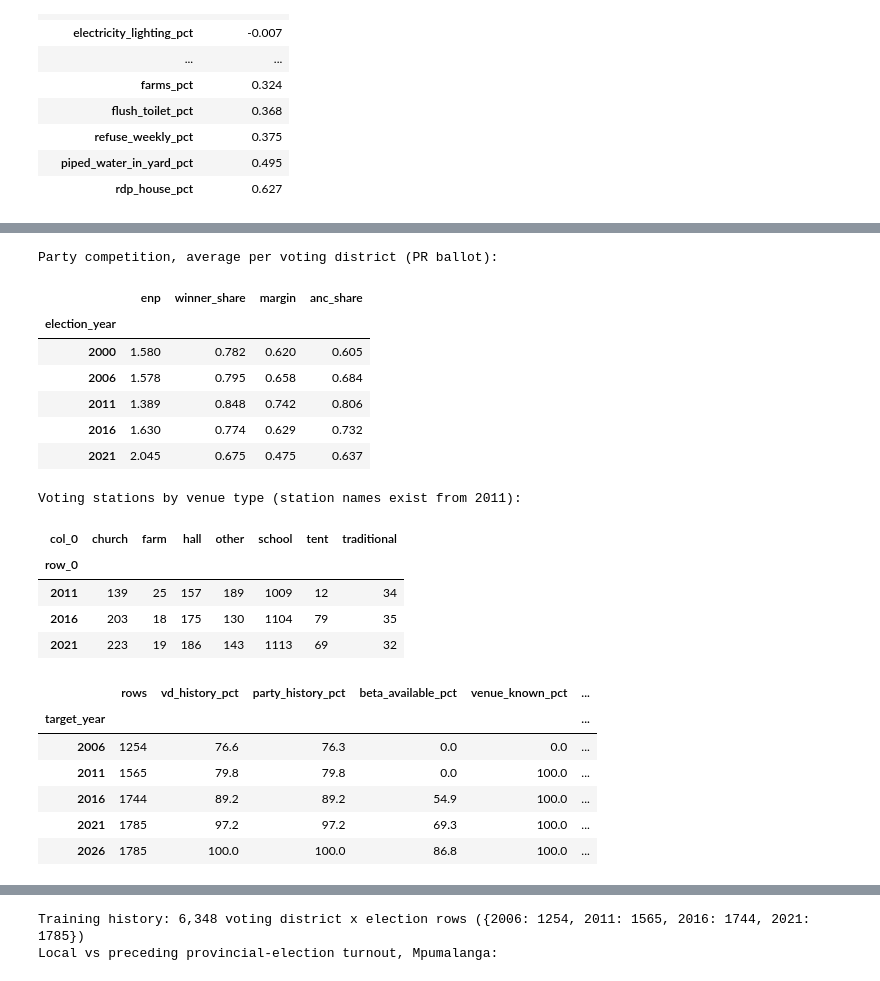
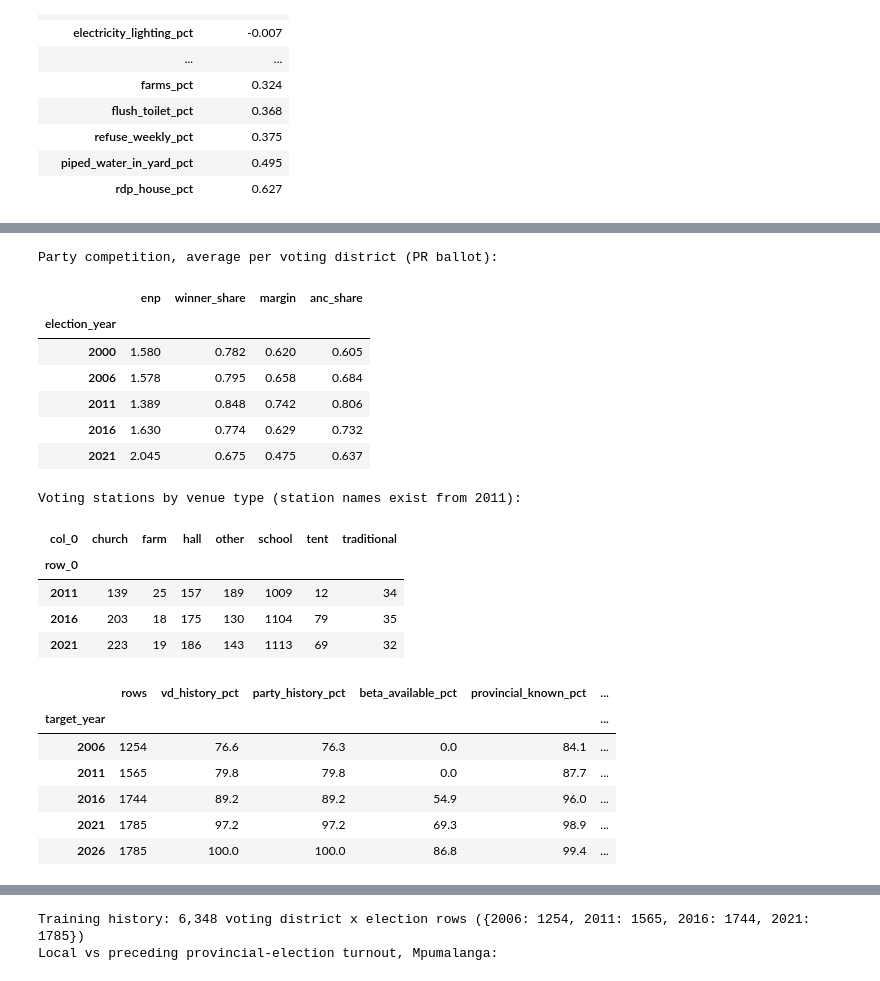
Before and after one commit to jaydenmanca/DIRISA_PROJECT, a Jupyter notebook: model.ipynb, the cells around one changed output, grey strips where cells are left out. Cells and saved outputs as stored; diff of their text form; code cells hidden in the pictures.

```diff
--- a/model.ipynb
+++ b/model.ipynb
@@ -151,6 +152,12 @@ SOURCES = {
     'lge_2021_mp':              DATASETS_DIR / 'iec_results' / 'local_elections' / 'MP_LGE_2021.csv',
     'iec_official_turnout_dir': DATASETS_DIR / 'iec_results' / 'official_turnout_reports',              # official MP turnout reports (checks)
     'npe_turnout_mp':           DATASETS_DIR / 'iec_results' / 'provincial_elections' / 'Mpumalanga_Voter_Turnout_2004-2024.csv',
+    # provincial-election results for every voting district (IEC 'Downloadable report data', as downloaded)
+    'npe_vd_2004':              DATASETS_DIR / 'iec_results' / 'provincial_elections' / 'district_results' / 'NPE_2004.zip',
+    'npe_vd_2009':              DATASETS_DIR / 'iec_results' / 'provincial_elections' / 'district_results' / 'NPE_2009.zip',
+    'npe_vd_2014':              DATASETS_DIR / 'iec_results' / 'provincial_elections' / 'district_results' / 'NPE_2014.zip',
+    'npe_vd_2019':              DATASETS_DIR / 'iec_results' / 'provincial_elections' / 'district_results' / 'NPE_2019_Provincial.zip',
+    'npe_vd_2024':              DATASETS_DIR / 'iec_results' / 'provincial_elections' / 'district_results' / 'NPE_2024_Provincial.zip',
     # registration
     'voters_2026_report':       DATASETS_DIR / 'iec_registration' / '2026 Registered voters.xlsx',
     'youth_registration_2026':  DATASETS_DIR / 'iec_registration' / 'youth_registration_variables_national.csv',  # IEC dashboard; MP selected in Stage 3
@@ -797,20 +909,22 @@ Provincial-election turnout per municipality (2021 boundaries):
 # %%
 # =====================================================================================
-# 2.9 Save Stage 2 outputs
+# 2.10 Save Stage 2 outputs
 # -------------------------------------------------------------------------------------
 # SAVES: derived/election_vd_panel.parquet  (voting district x election x ballot, Mpumalanga)
 #        derived/vd_to_2021_municipality_map.csv
 #        derived/municipality_election_panel_2021_boundaries.csv
 #        derived/reconciliation_mp_official_turnout.csv
 #        derived/npe_turnout_municipality.csv (provincial elections, 2021 boundaries)
+#        derived/npe_turnout_voting_district.csv (provincial elections, Mpumalanga districts)
 # =====================================================================================
 vd_panel.to_parquet(DERIVED_DIR / 'election_vd_panel.parquet', index=False)
 vd_year_mp.to_csv(DERIVED_DIR / 'vd_to_2021_municipality_map.csv', index=False)
 muni_panel.to_csv(DERIVED_DIR / 'municipality_election_panel_2021_boundaries.csv', index=False)
 recon_mp.drop(columns='_merge').to_csv(DERIVED_DIR / 'reconciliation_mp_official_turnout.csv', index=False)
 npe_muni.round(3).to_csv(DERIVED_DIR / 'npe_turnout_municipality.csv')
+npe_vd_mp.round(3).to_csv(DERIVED_DIR / 'npe_turnout_voting_district.csv', index=False)
 for f in ['election_vd_panel.parquet', 'vd_to_2021_municipality_map.csv', 'municipality_election_panel_2021_boundaries.csv',
-          'reconciliation_mp_official_turnout.csv', 'npe_turnout_municipality.csv']:
+          'reconciliation_mp_official_turnout.csv', 'npe_turnout_municipality.csv', 'npe_turnout_voting_district.csv']:
     print(f'{f:52s} {(DERIVED_DIR / f).stat().st_size:>12,} bytes')
 print('Stage 2 complete.')
 # %% [output]
@@ -1575,6 +1691,10 @@ The youth share of the roll exists only for 2026, so it is **not** a model featu
 #          vd_beta              = SWING SENSITIVITY: how strongly the district's turnout has
 #                                 followed Mpumalanga's in past elections (needs 3+ elections)
 #          vd_rel_volatility    = how much the district's local position has jumped around
+#          vd_npe_rel           = the district's position against Mpumalanga at the most recent
+#                                 PROVINCIAL election before the target (2024 for 2026: the freshest
+#                                 turnout signal); vd_npe_minus_local = that minus its last
+#                                 local-election position (is the place changing?)
 #          vd_venue_...         = VENUE of the voting station, read from its name (tent, farm,
 #                                 traditional authority, church, school, hall). The Census only
 #                                 reaches municipalities; the station list reaches every district.
@@ -1726,6 +1846,9 @@ for t in TARGETS:
     base['venue_type'] = vd.map(venue_wide[station_year]) if station_year in venue_wide.columns else np.nan
     for venue_type in VENUE_PATTERNS:
         base[f'vd_venue_{venue_type}'] = (base['venue_type'] == venue_type).astype(float).where(base['venue_type'].notna())
+    npe_year = max([y for y in NPE_VD_PROVINCE.index if y < t], default=None)   # provincial election BEFORE t
+    base['vd_npe_rel'] = (vd.map(npe_vd_wide[npe_year]) - NPE_VD_PROVINCE[npe_year]) if npe_year else np.nan
+    base['vd_npe_minus_local'] = base['vd_npe_rel'] - base['vd_rel_lag1']
     base['years_since_previous'] = t - p1
     last, avg3 = audit_features(t)
     base['muni_audit_score_last'] = mu.map(last)
@@ -1742,41 +1865,42 @@ for t in TARGETS:
     rows.append(base)
 features_vd = pd.concat(rows, ignore_index=True)
 
 census_features = census_muni[context_cols].add_prefix('c22_')
 features_vd = features_vd.merge(census_features, left_on='municipality_code_2021', right_index=True, how='left')
 
 summary = features_vd.groupby('target_year').agg(rows=('voting_district', 'size'),
                                                  vd_history_pct=('vd_history_available', 'mean'),
                                                  party_history_pct=('vd_enp_lag1', lambda s: s.notna().mean()),
                                                  beta_available_pct=('vd_beta', lambda s: s.notna().mean()),
+                                                 provincial_known_pct=('vd_npe_rel', lambda s: s.notna().mean()),
                                                  venue_known_pct=('venue_type', lambda s: s.notna().mean()),
                                                  audit_available_pct=('muni_audit_score_last', lambda s: s.notna().mean()),
                                                  target_available=('turnout_pct', lambda s: s.notna().mean()))
-pct_cols = ['vd_history_pct', 'party_history_pct', 'beta_available_pct', 'venue_known_pct', 'audit_available_pct']
+pct_cols = ['vd_history_pct', 'party_history_pct', 'beta_available_pct', 'provincial_known_pct', 'venue_known_pct', 'audit_available_pct']
 summary[pct_cols] = (100 * summary[pct_cols]).round(1)
 display(summary)
 # %% [output]
 Party competition, average per voting district (PR ballot):
 |  | enp | winner_share | margin | anc_share |
 | election_year |  |  |  |  |
 | 2000 | 1.580 | 0.782 | 0.620 | 0.605 |
 | 2006 | 1.578 | 0.795 | 0.658 | 0.684 |
 | 2011 | 1.389 | 0.848 | 0.742 | 0.806 |
 | 2016 | 1.630 | 0.774 | 0.629 | 0.732 |
 | 2021 | 2.045 | 0.675 | 0.475 | 0.637 |
 Voting stations by venue type (station names exist from 2011):
 | col_0 | church | farm | hall | other | school | tent | traditional |
 | row_0 |  |  |  |  |  |  |  |
 | 2011 | 139 | 25 | 157 | 189 | 1009 | 12 | 34 |
 | 2016 | 203 | 18 | 175 | 130 | 1104 | 79 | 35 |
 | 2021 | 223 | 19 | 186 | 143 | 1113 | 69 | 32 |
-|  | rows | vd_history_pct | party_history_pct | beta_available_pct | venue_known_pct | ... |
+|  | rows | vd_history_pct | party_history_pct | beta_available_pct | provincial_known_pct | ... |
 | target_year |  |  |  |  |  | ... |
-| 2006 | 1254 | 76.6 | 76.3 | 0.0 | 0.0 | ... |
-| 2011 | 1565 | 79.8 | 79.8 | 0.0 | 100.0 | ... |
-| 2016 | 1744 | 89.2 | 89.2 | 54.9 | 100.0 | ... |
-| 2021 | 1785 | 97.2 | 97.2 | 69.3 | 100.0 | ... |
-| 2026 | 1785 | 100.0 | 100.0 | 86.8 | 100.0 | ... |
+| 2006 | 1254 | 76.6 | 76.3 | 0.0 | 84.1 | ... |
+| 2011 | 1565 | 79.8 | 79.8 | 0.0 | 87.7 | ... |
+| 2016 | 1744 | 89.2 | 89.2 | 54.9 | 96.0 | ... |
+| 2021 | 1785 | 97.2 | 97.2 | 69.3 | 98.9 | ... |
+| 2026 | 1785 | 100.0 | 100.0 | 86.8 | 99.4 | ... |
 # %%
 # =====================================================================================
 # 4.10 Leakage check, feature sets and feature dictionary
```
Also changed, not shown: parts of 25 cells of this notebook, 56 other files.
